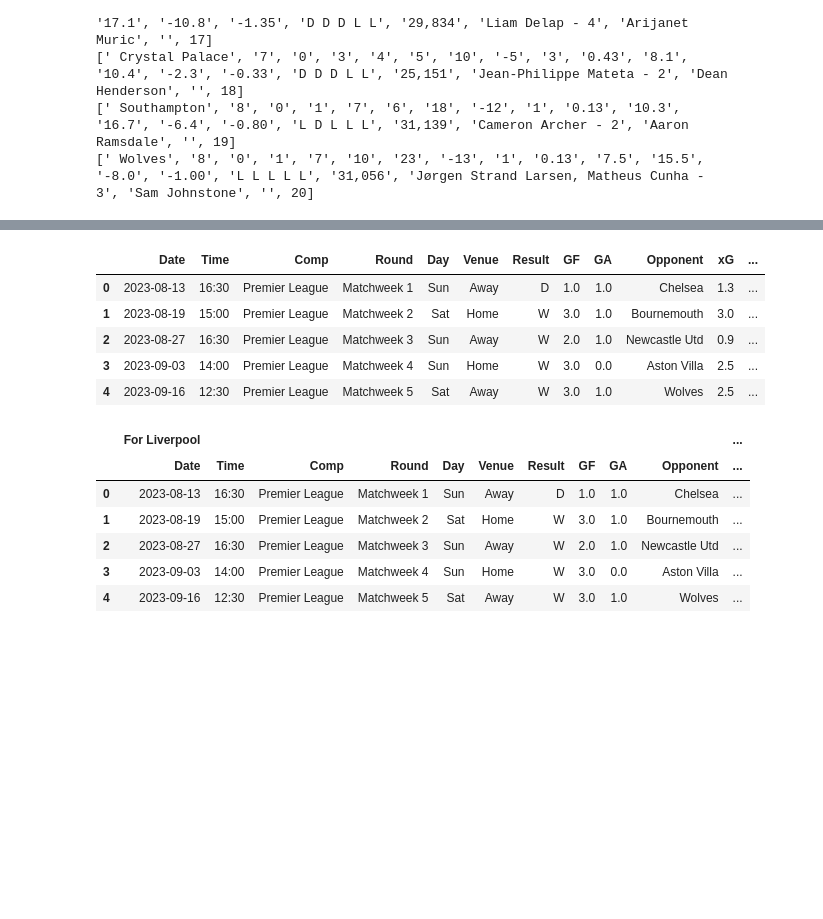
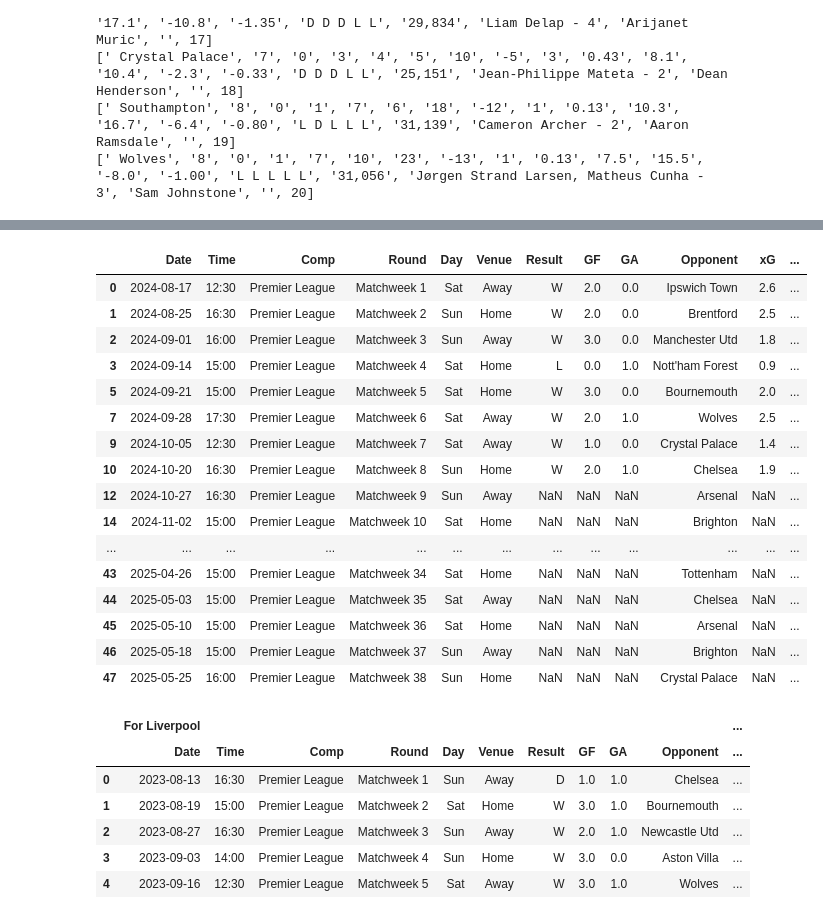
Before and after one commit to vinicarlosss/web_scrapping_futebol, a Jupyter notebook: web_scraping.ipynb, the cells around one changed output, grey strips where cells are left out. Cells and saved outputs as stored; diff of their text form; code cells hidden in the pictures; blank space fills up the shorter version.

```diff
--- a/web_scraping.ipynb
+++ b/web_scraping.ipynb
@@ -81,16 +144,28 @@ team_urls = [f"https://fbref.com{l}" for l in links]
 # %%
 #pegando informação dos times
 team_url = team_urls[0]
 data = requests.get(team_url)
 matches = pd.read_html(data.text, match="Scores & Fixtures")[0]
-matches.head()
+premier_league_matches = matches[matches['Comp'] == 'Premier League']
+premier_league_matches
 # %% [output]
 |  | Date | Time | Comp | Round | Day | Venue | Result | GF | GA | Opponent | xG | ... |
-| 0 | 2023-08-13 | 16:30 | Premier League | Matchweek 1 | Sun | Away | D | 1.0 | 1.0 | Chelsea | 1.3 | ... |
-| 1 | 2023-08-19 | 15:00 | Premier League | Matchweek 2 | Sat | Home | W | 3.0 | 1.0 | Bournemouth | 3.0 | ... |
-| 2 | 2023-08-27 | 16:30 | Premier League | Matchweek 3 | Sun | Away | W | 2.0 | 1.0 | Newcastle Utd | 0.9 | ... |
-| 3 | 2023-09-03 | 14:00 | Premier League | Matchweek 4 | Sun | Home | W | 3.0 | 0.0 | Aston Villa | 2.5 | ... |
-| 4 | 2023-09-16 | 12:30 | Premier League | Matchweek 5 | Sat | Away | W | 3.0 | 1.0 | Wolves | 2.5 | ... |
+| 0 | 2024-08-17 | 12:30 | Premier League | Matchweek 1 | Sat | Away | W | 2.0 | 0.0 | Ipswich Town | 2.6 | ... |
+| 1 | 2024-08-25 | 16:30 | Premier League | Matchweek 2 | Sun | Home | W | 2.0 | 0.0 | Brentford | 2.5 | ... |
+| 2 | 2024-09-01 | 16:00 | Premier League | Matchweek 3 | Sun | Away | W | 3.0 | 0.0 | Manchester Utd | 1.8 | ... |
+| 3 | 2024-09-14 | 15:00 | Premier League | Matchweek 4 | Sat | Home | L | 0.0 | 1.0 | Nott'ham Forest | 0.9 | ... |
+| 5 | 2024-09-21 | 15:00 | Premier League | Matchweek 5 | Sat | Home | W | 3.0 | 0.0 | Bournemouth | 2.0 | ... |
+| 7 | 2024-09-28 | 17:30 | Premier League | Matchweek 6 | Sat | Away | W | 2.0 | 1.0 | Wolves | 2.5 | ... |
+| 9 | 2024-10-05 | 12:30 | Premier League | Matchweek 7 | Sat | Away | W | 1.0 | 0.0 | Crystal Palace | 1.4 | ... |
+| 10 | 2024-10-20 | 16:30 | Premier League | Matchweek 8 | Sun | Home | W | 2.0 | 1.0 | Chelsea | 1.9 | ... |
+| 12 | 2024-10-27 | 16:30 | Premier League | Matchweek 9 | Sun | Away | NaN | NaN | NaN | Arsenal | NaN | ... |
+| 14 | 2024-11-02 | 15:00 | Premier League | Matchweek 10 | Sat | Home | NaN | NaN | NaN | Brighton | NaN | ... |
+| ... | ... | ... | ... | ... | ... | ... | ... | ... | ... | ... | ... | ... |
+| 43 | 2025-04-26 | 15:00 | Premier League | Matchweek 34 | Sat | Home | NaN | NaN | NaN | Tottenham | NaN | ... |
+| 44 | 2025-05-03 | 15:00 | Premier League | Matchweek 35 | Sat | Away | NaN | NaN | NaN | Chelsea | NaN | ... |
+| 45 | 2025-05-10 | 15:00 | Premier League | Matchweek 36 | Sat | Home | NaN | NaN | NaN | Arsenal | NaN | ... |
+| 46 | 2025-05-18 | 15:00 | Premier League | Matchweek 37 | Sun | Away | NaN | NaN | NaN | Brighton | NaN | ... |
+| 47 | 2025-05-25 | 16:00 | Premier League | Matchweek 38 | Sun | Home | NaN | NaN | NaN | Crystal Palace | NaN | ... |
 # %%
 #pegando dados de chutes
 links = soup.find_all('a')
```
Also changed, not shown: parts of 4 cells of this notebook.
